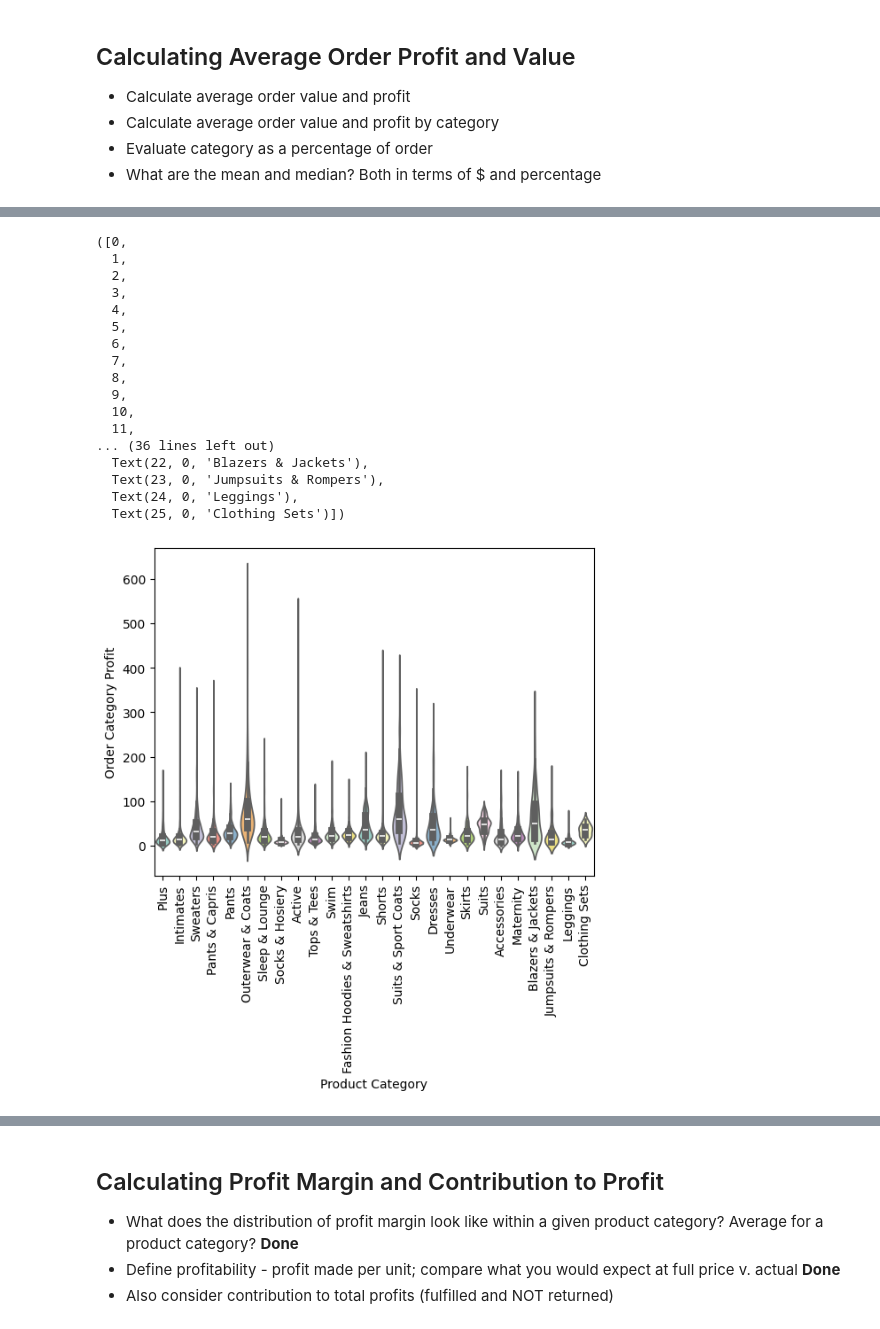
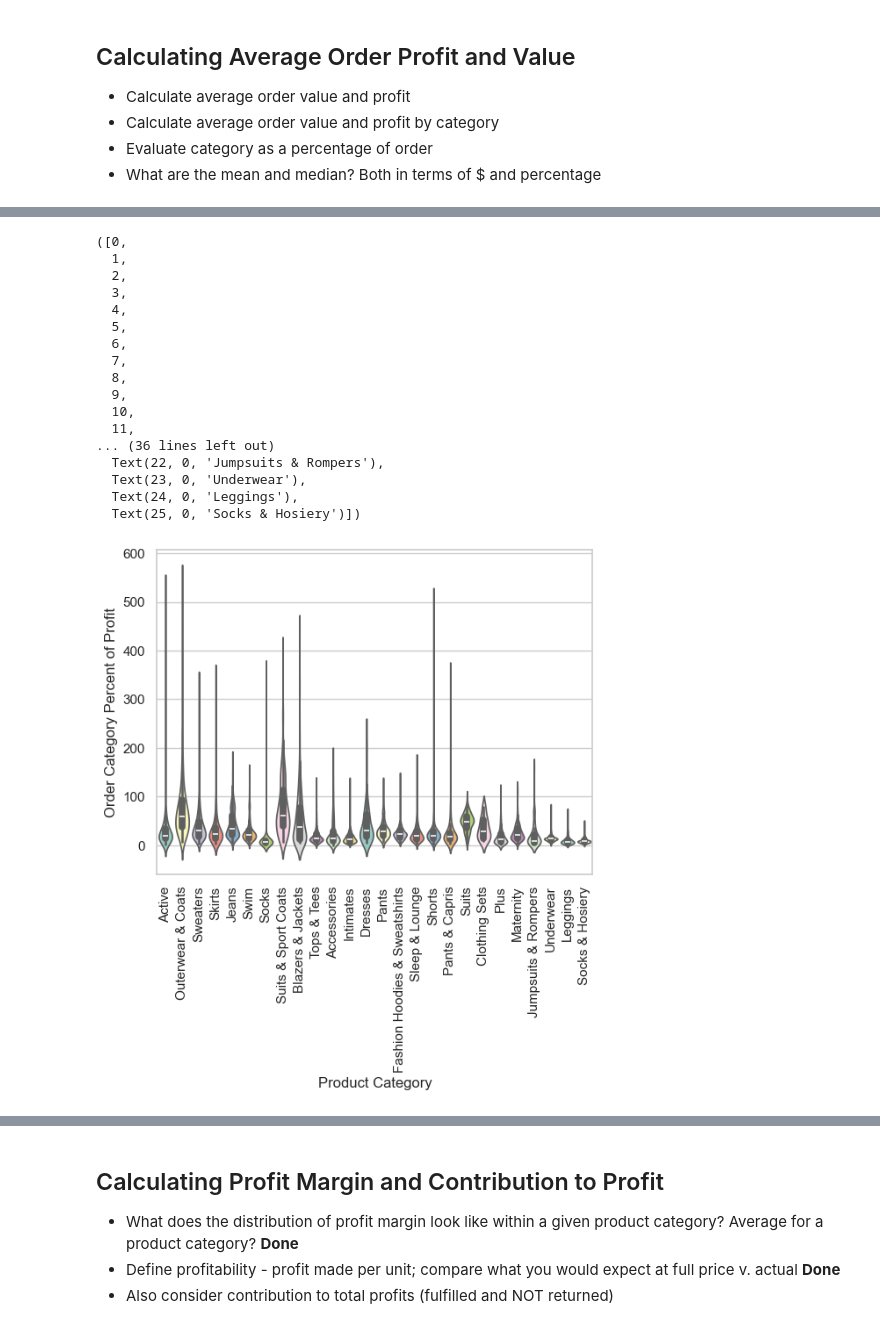
Before and after one commit to mcaruana/trumid-case, a Jupyter notebook: Trumid Case Scratchwork.ipynb, the cells around one changed output, grey strips where cells are left out. Cells and saved outputs as stored; diff of their text form; code cells hidden in the pictures.

```diff
--- a/Trumid Case Scratchwork.ipynb
+++ b/Trumid Case Scratchwork.ipynb
@@ -15,3 +16,6 @@ pandas_gbq.context.project = "trumid-case"
+# %%
+%matplotlib inline
+sns.set_theme(style="whitegrid")
 # %% [markdown]
 # Question 1:
 
@@ -413,33 +652,31 @@ Job ID: 3e44a0c9-24b1-42aa-9807-d1ff3b08e04e
 # %%
-import matplotlib.pyplot as plt
-
 sns.violinplot(data=aov_aop, x='product_category', y='order_category_profit',hue='product_category',palette="Set3")
 
 # Set labels for the x and y axes
 plt.xlabel('Product Category')
-plt.ylabel('Order Category Profit')
+plt.ylabel('Order Category Percent of Profit')
 
 # Rotate x-axis labels for better readability (optional)
 plt.xticks(rotation=90)
 # %% [output]
 ([0,
   1,
   2,
   3,
   4,
   5,
   6,
   7,
   8,
   9,
   10,
   11,
 ... (36 lines left out)
-  Text(22, 0, 'Blazers & Jackets'),
-  Text(23, 0, 'Jumpsuits & Rompers'),
+  Text(22, 0, 'Jumpsuits & Rompers'),
+  Text(23, 0, 'Underwear'),
   Text(24, 0, 'Leggings'),
-  Text(25, 0, 'Clothing Sets')])
+  Text(25, 0, 'Socks & Hosiery')])
-[figure, old version]
+[figure, new version]
 # %%
 aov_aop.groupby('product_category')['order_category_profit'].median().reset_index().sort_values('order_category_profit')
 # %% [output]
```
Also changed, not shown: parts of 132 cells of this notebook.
